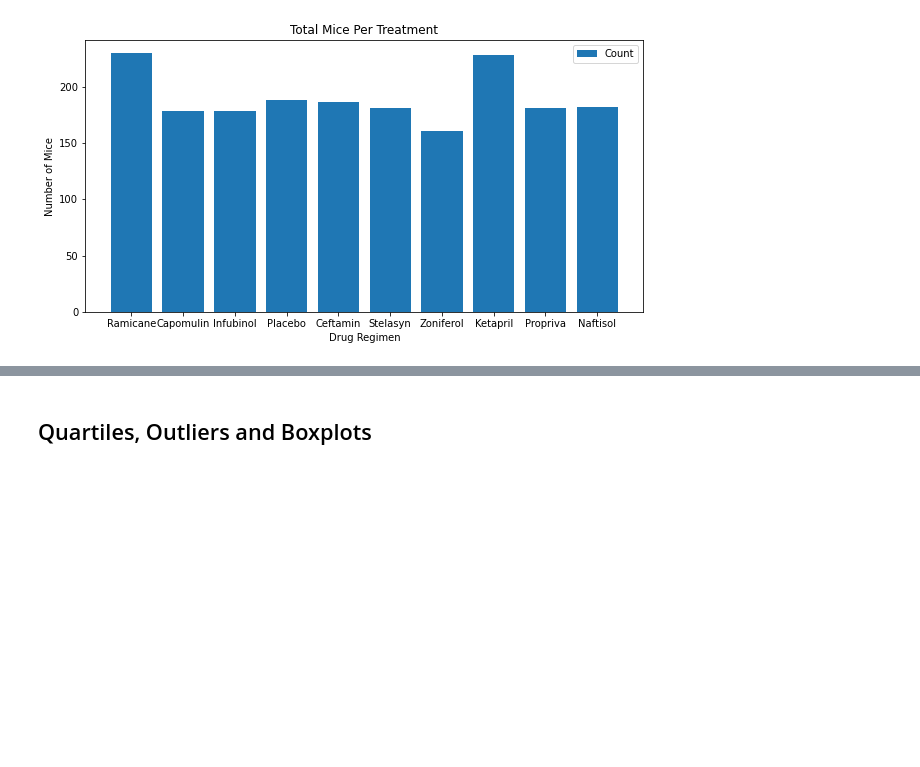
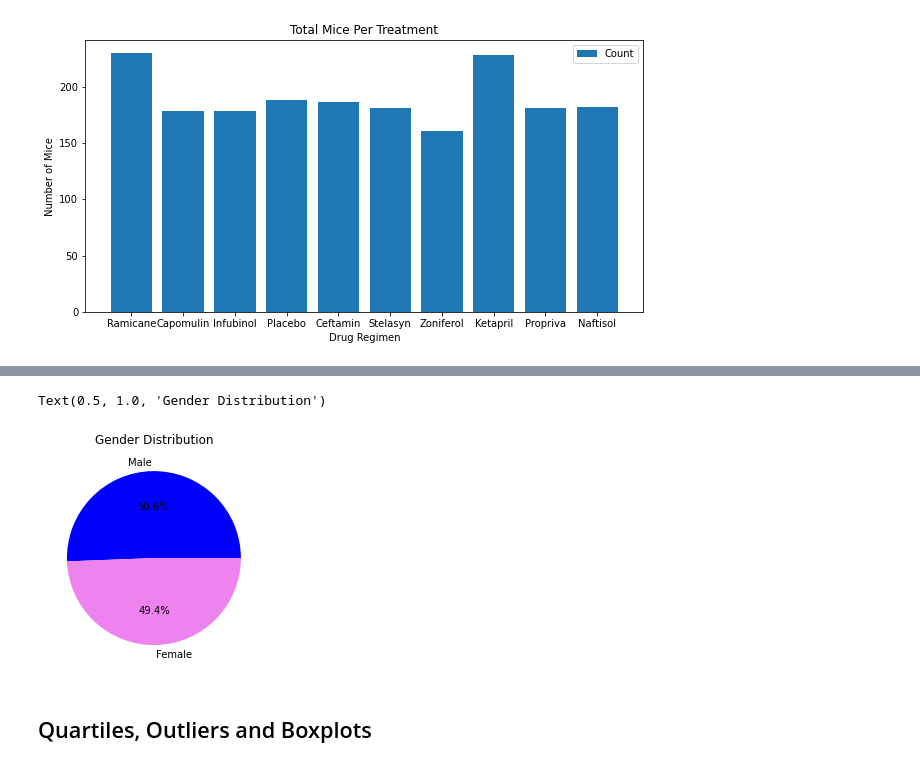
Before and after one commit to jessyoder/MatPlotLib-Challenge, a Jupyter notebook: Pymaceuticals/.ipynb, the cells around one changed output, grey strips where cells are left out. Drawn from its saved outputs; the diff is of its cells as text; code cells hidden in the pictures; blank space fills up the shorter version.

```diff
--- a/Pymaceuticals/.ipynb
+++ b/Pymaceuticals/.ipynb
@@ -130,5 +139,13 @@ plt.legend(loc="best")
 # %%
 # Generate a pie plot showing the distribution of female versus male mice using pyplot
+gender = study_df["Sex"].value_counts()
+labels = ["Male", "Female"]
+colors = ["blue", "violet"]
+plt.pie(gender, labels=labels, colors=colors, autopct="%1.1f%%")
+plt.title("Gender Distribution")
+# %% [output]
+Text(0.5, 1.0, 'Gender Distribution')
+[figure, added]
 # %% [markdown]
 ## Quartiles, Outliers and Boxplots
 # %%
```
Also changed, not shown: parts of 2 cells of this notebook.
